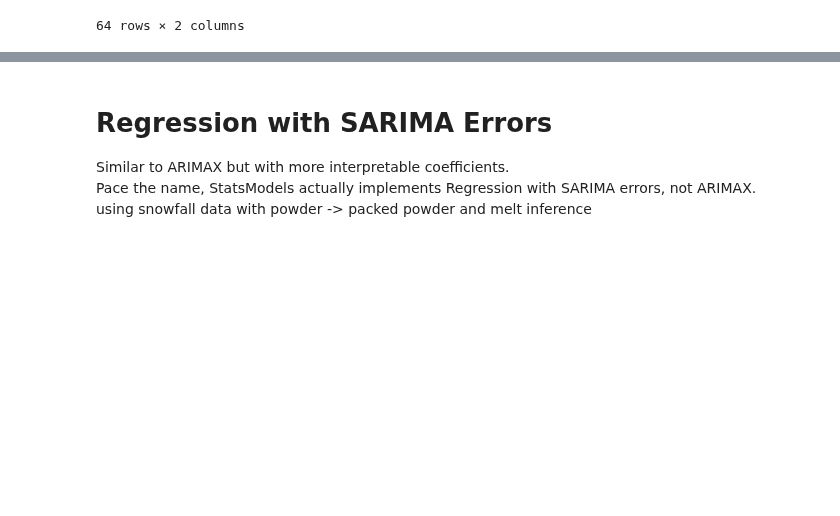
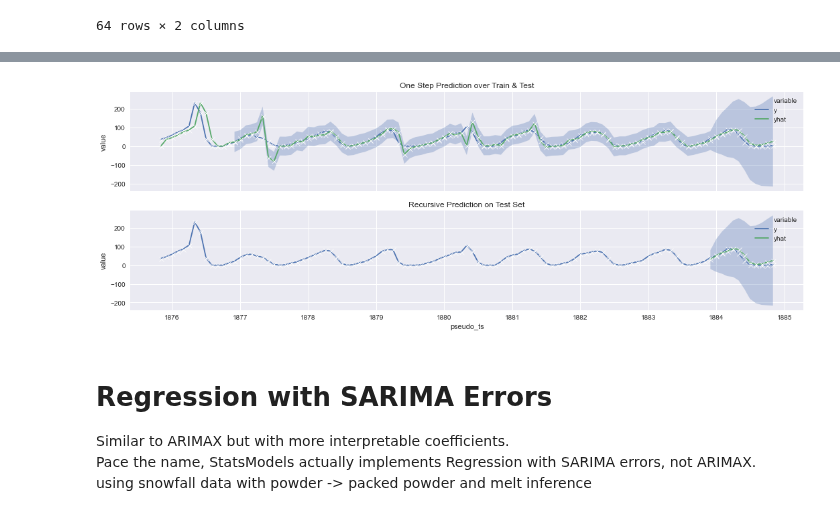
Before and after one commit to chrisoyer/ski-snow-modeling, a Jupyter notebook: src/analysis/snow_ts_analysis.ipynb, the cells around one changed output, grey strips where cells are left out. Saved outputs shown, nothing was run; the diff lists cells and outputs as text; code cells hidden in the pictures; blank space fills up the shorter version.

Commit message:
yhat plotting working for models except with exog data

```diff
--- a/src/analysis/snow_ts_analysis.ipynb
+++ b/src/analysis/snow_ts_analysis.ipynb
@@ -409,6 +416,6 @@ IC_results.applymap(lambda x : "{:,.0f}".format(x))
 | (0, 0, 0)(0, 0, 0, 12)12 | 987 | 992 |
 64 rows × 2 columns
 # %%
-sarima_model = smt.arima.model.ARIMA(endog=WP_train, order=(0, 1, 1),
-                                     seasonal_order=(0, 1, 0, 12))
+sarima_model = SMWrapper(model_class=smt.arima.model.ARIMA,  order=(0, 1, 1),
+                         seasonal_order=(0, 1, 0, 12))
 sarima_model.fit(WP_train)
@@ -421,3 +442,7 @@ AttributeError: 'ARIMA' object has no attribute 'summary'
+# %%
+y_and_yhat_plotter(model=sarima_model, data=WP_train, test_data=WP_test, start_skip=13)
+# %% [output]
+[figure, added]
 # %% [markdown]
 # Regression with SARIMA Errors
 Similar to ARIMAX but with more interpretable coefficients.
```
Also changed, not shown: parts of 17 cells of this notebook.
